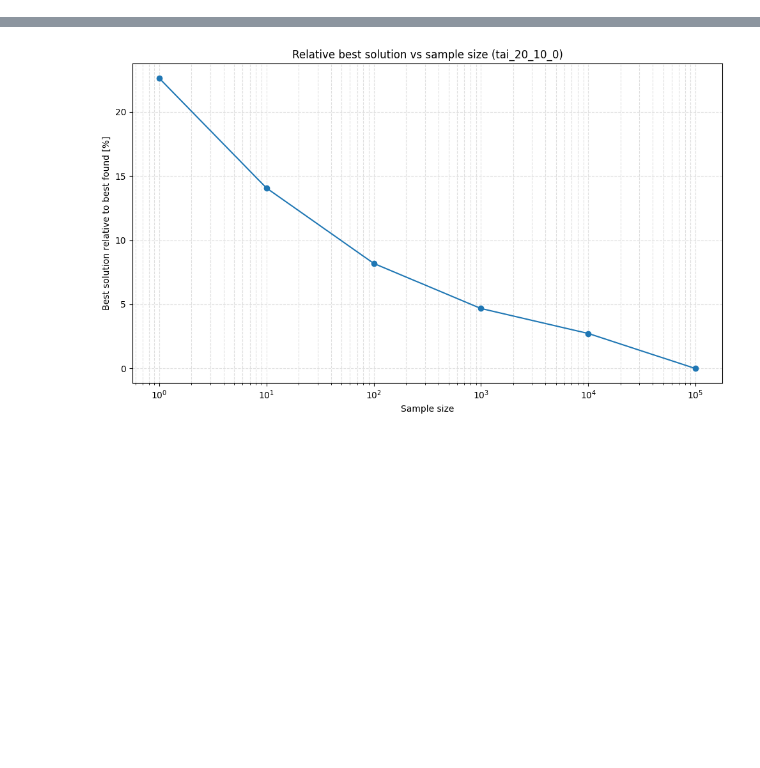
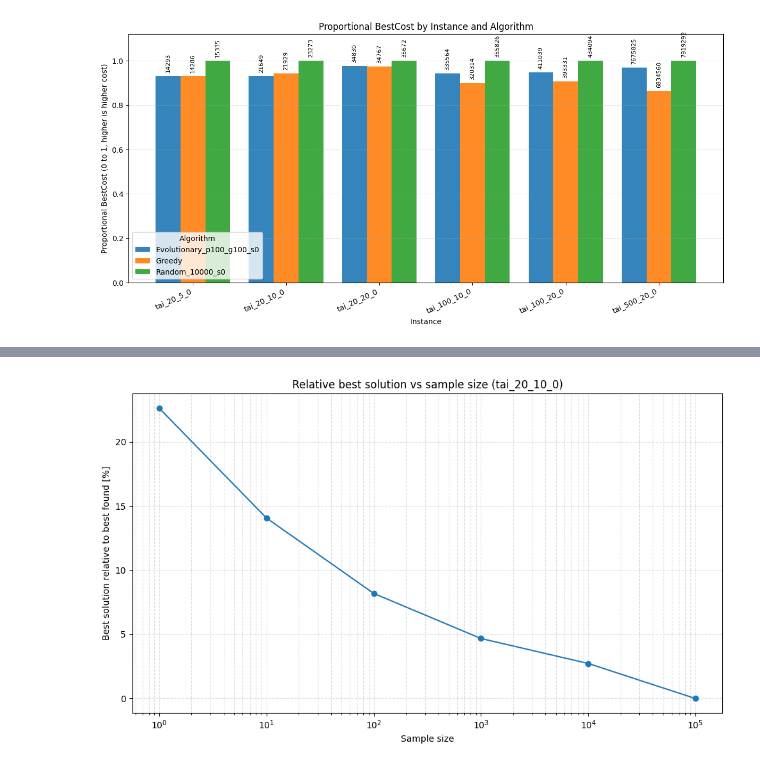
Before and after one commit to CichySA/Optimization_methods, a Jupyter notebook: Analysis/Test.ipynb, the cells around one changed output, grey strips where cells are left out. Saved outputs shown, nothing was run; the diff lists cells and outputs as text; code cells hidden in the pictures; blank space fills up the shorter version.

```diff
--- a/Analysis/Test.ipynb
+++ b/Analysis/Test.ipynb
@@ -56,0 +111,76 @@ csv_df
+# %%
+from pathlib import Path
+import pandas as pd
+import matplotlib.pyplot as plt
+import numpy as np
+
+candidate_paths = [
+    Path("Experiments") / "experiment_study.csv",
+    Path("..") / "ExperimentRunner" / "Analysis" / "Experiments" / "experiment_study.csv",
+]
+
+csv_path = next((p for p in candidate_paths if p.exists()), None)
+if csv_path is None:
+    searched = "\n".join(str(p.resolve()) for p in candidate_paths)
+    raise FileNotFoundError(f"Could not find experiment_study.csv. Searched:\n{searched}")
+
+df = pd.read_csv(csv_path)
+instance_order = df["Instance"].drop_duplicates().tolist()
+
+pivot = df.pivot_table(
+    index="Instance",
+    columns="Algorithm",
+    values="BestCost",
+    aggfunc="min",
+)
+pivot = pivot.reindex(instance_order)
+
+# Per-instance proportional score in [0, 1] with no inversion: 1 = highest cost.
+row_max = pivot.max(axis=1).replace(0, np.nan)
+score_pivot = pivot.div(row_max, axis=0).fillna(0.0)
+
+instances = score_pivot.index.to_list()
+algorithms = score_pivot.columns.to_list()
+x = np.arange(len(instances))
+width = 0.8 / max(len(algorithms), 1)
+
+fig, ax = plt.subplots(figsize=(12, 6))
+for idx, alg in enumerate(algorithms):
+    offset = (idx - (len(algorithms) - 1) / 2) * width
+    heights = score_pivot[alg].values
+    bars = ax.bar(
+        x + offset,
+        heights,
+        width=width,
+        label=alg,
+        alpha=0.9,
+    )
+
+    # Show original BestCost values on bars.
+    for bar, cost in zip(bars, pivot[alg].values):
+        if pd.notna(cost):
+            y = bar.get_height()
+            ax.text(
+                bar.get_x() + bar.get_width() / 2,
+                y + 0.015,
+                f"{int(cost)}",
+                ha="center",
+                va="bottom",
+                fontsize=8,
+                rotation=90,
+            )
+
+ax.set_xticks(x)
+ax.set_xticklabels(instances, rotation=25, ha="right")
+ax.set_xlabel("Instance")
+ax.set_ylabel("Proportional BestCost (0 to 1, higher is higher cost)")
+ax.set_title("Proportional BestCost by Instance and Algorithm")
+ax.set_ylim(0, 1.12)
+ax.grid(axis="y", linestyle="--", alpha=0.4)
+ax.legend(title="Algorithm")
+plt.tight_layout()
+plt.show()
+
+score_pivot
+# %% [output]
+[figure, added]
```
Also changed, not shown: parts of 2 cells of this notebook, 4 other files.
